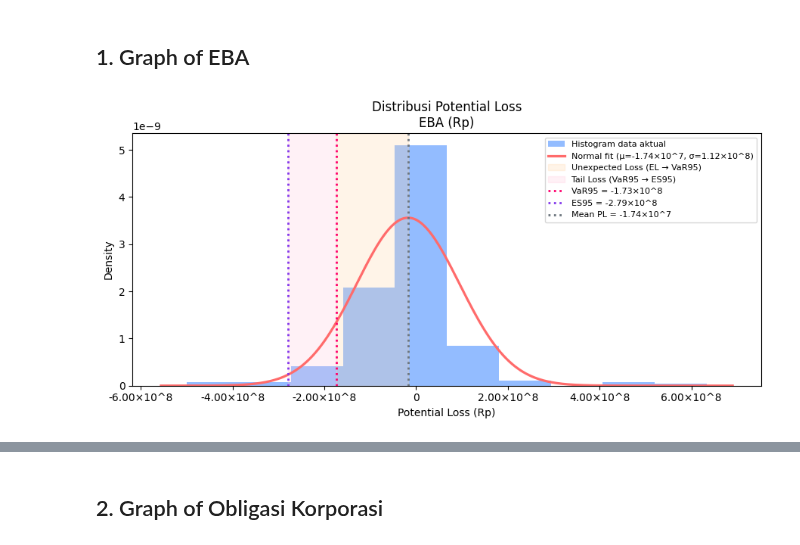
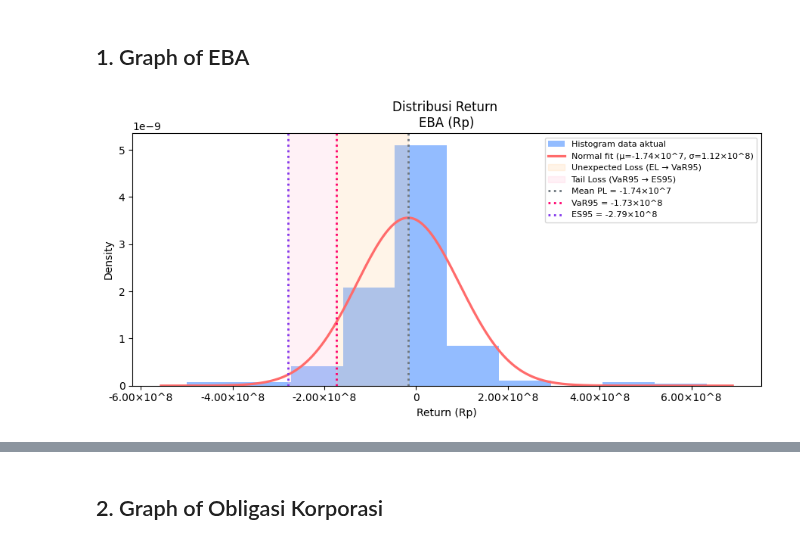
Before and after one commit to iqbaltanjung97/VaR, a Jupyter notebook: Visual_VaR_shaded.ipynb, the cells around one changed output, grey strips where cells are left out. Drawn from its saved outputs; the diff is of its cells as text; code cells hidden in the pictures.

```diff
--- a/Visual_VaR_shaded.ipynb
+++ b/Visual_VaR_shaded.ipynb
@@ -120,40 +120,40 @@ tail_left  = min(q05, ES95_pl)
 tail_right = max(q05, ES95_pl)
 
 ax.axvspan(tail_left, tail_right,
            alpha=0.25,
            color=tail_color,
            label="Tail Loss (VaR95 → ES95)")
 
+# === Garis Mean (EL di ruang PL) ===
+ax.axvline(mu,
+           linestyle=":",
+           linewidth=2,
+           color=mean_color,
+           label=f"Mean PL = {sci_fmt(mu)}")
+
 # === Garis VaR95 ===
 ax.axvline(q05,
            linestyle=":",
            linewidth=2,
            color=var_color,
            label=f"VaR95 = {sci_fmt(q05)}")
 
 # === Garis ES95 ===
 ax.axvline(ES95_pl,
            linestyle=":",
            linewidth=2,
            color=es_color,
            label=f"ES95 = {sci_fmt(ES95_pl)}")
 
-# === Garis Mean (EL di ruang PL) ===
-ax.axvline(mu,
-           linestyle=":",
-           linewidth=2,
-           color=mean_color,
-           label=f"Mean PL = {sci_fmt(mu)}")
-
 # Format sumbu x sebagai a × 10^b
 ax.xaxis.set_major_formatter(axis_fmt)
 
-ax.set_title(f"Distribusi Potential Loss\n{ASSET_NAME} (Rp)")
-ax.set_xlabel("Potential Loss (Rp)")
+ax.set_title(f"Distribusi Return \n{ASSET_NAME} (Rp)")
+ax.set_xlabel("Return (Rp)")
 ax.set_ylabel("Density")
 ax.grid(False)
 ax.legend(fontsize=8, frameon=True)
 plt.tight_layout()
 plt.show()
 # %% [output]
-[figure, old version]
+[figure, new version]
```
Also changed, not shown: parts of 1 cell of this notebook.
